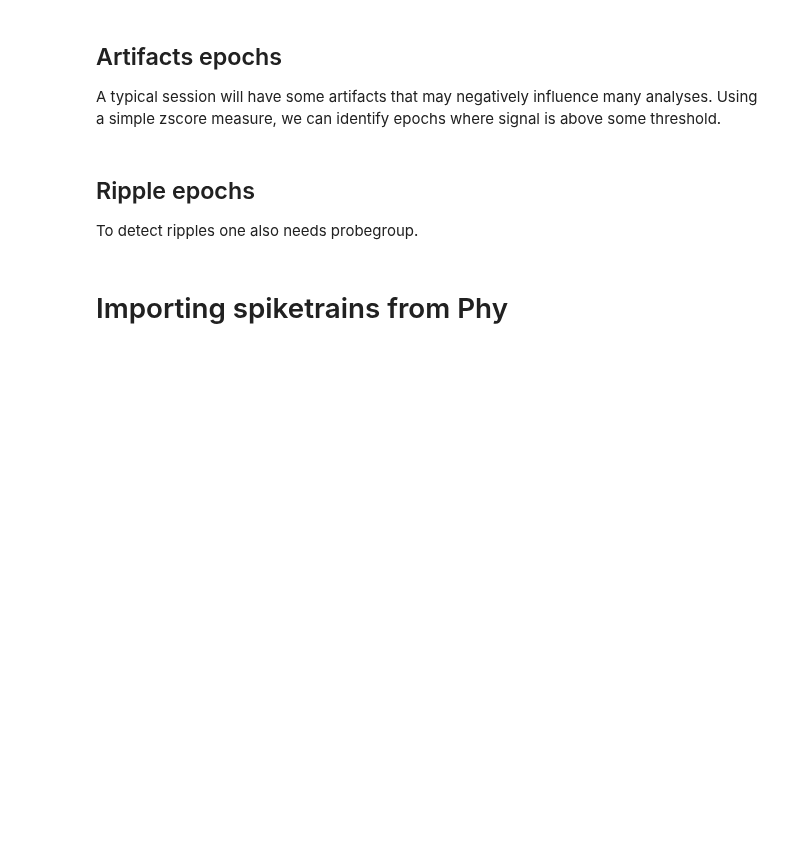
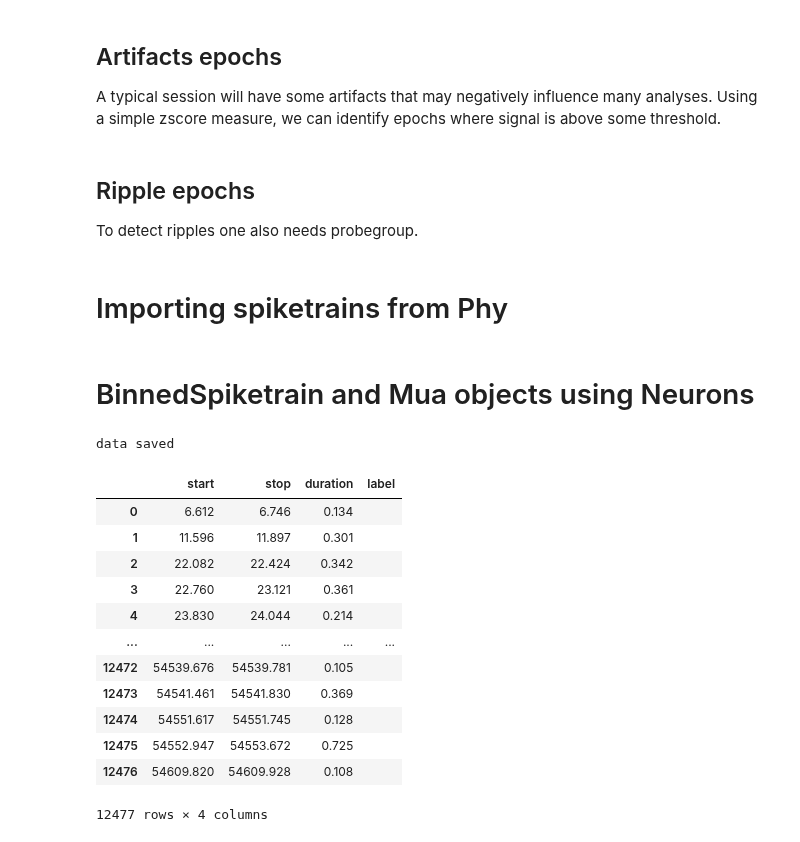
Before and after one commit to bapungiri/NeuroPy, a Jupyter notebook: BasicGens/first_run.ipynb, the cells around one changed output. Cells and saved outputs as stored; diff of their text form; code cells hidden in the pictures; blank space fills up the shorter version.

```diff
--- a/BasicGens/first_run.ipynb
+++ b/BasicGens/first_run.ipynb
@@ -7,3 +1,8 @@ sess = ProcessData(basepath=basepath)
+# %%
+import numpy as np
+import subjects
+
+sess = subjects.sd.ratNday1[0]
 # %% [markdown]
 ## Check recording info
 # %%
@@ -14,14 +11,14 @@ AttributeError: 'ProcessData' object has no attribute 'paradigm'
 ## Set probe configuration
 Lets create probe configuration for a 128-channel probe
 # %%
-from neuropy.core import Shank, Probe
+from neuropy.core import Shank, Probe, ProbeGroup
 from neuropy.plotting import plot_probe
 
 shanks = []
 channel_groups = sess.recinfo.channel_groups
 for i in range(8):
 
-    shank = Shank(
+    shank = Shank.auto_generate(
         columns=2,
         contacts_per_column=8,
         xpitch=15,
@@ -35,14 +32,16 @@ for i in range(8):
     shank.set_disconnected_channels(sess.recinfo.skipped_channels)
 
 probe1 = Probe(shanks)
-sess.probegroup.add_probe(probe1)
+probe2 = Probe(shanks)
+probe2.move((probe1.x_max+500,0))
 
-# probe2 = Probe(shanks)
-# probe2.move((probe1.x_max+400,0))
-# sess.probegroup.add_probe(probe2)
-sess.probegroup.save()
+prbgrp = ProbeGroup()
+prbgrp.add_probe(probe1)
+prbgrp.add_probe(probe2)
 
-plot_probe(sess.probegroup)
+# prbgrp.filename = sess.filePrefix.with_suffix(".probegroup.npy")
+# prbgrp.save()
+plot_probe(prbgrp)
 # %% [markdown]
 ## Create epochs for your experimental paradigm
 A typical experiment involves multiple epochs such pre sleep, running on track and then another sleep epoch.
@@ -127 +134,3 @@ from neuropy.plotting import plot_raster
 plot_raster(neurons,color='jet',add_vert_jitter=True)
+# %% [markdown]
+# BinnedSpiketrain and Mua objects using Neurons
@@ -127,0 +143,29 @@ plot_raster(neurons,color='jet',add_vert_jitter=True)
+# %%
+%matplotlib widget
+from neuropy import plotting
+smth_mua = sess.mua.get_smoothed(sigma=0.02)
+# plotting.plot_mua(smth_mua)
+# %%
+from neuropy.analyses import detect_pbe_epochs
+
+pbe = detect_pbe_epochs(smth_mua)
+pbe.filename = sess.filePrefix.with_suffix('.pbe')
+pbe.save()
+# %% [output]
+data saved
+# %%
+pbe.to_dataframe()
+# %% [output]
+|  | start | stop | duration | label |
+| 0 | 6.612 | 6.746 | 0.134 |  |
+| 1 | 11.596 | 11.897 | 0.301 |  |
+| 2 | 22.082 | 22.424 | 0.342 |  |
+| 3 | 22.760 | 23.121 | 0.361 |  |
+| 4 | 23.830 | 24.044 | 0.214 |  |
+| ... | ... | ... | ... | ... |
+| 12472 | 54539.676 | 54539.781 | 0.105 |  |
+| 12473 | 54541.461 | 54541.830 | 0.369 |  |
+| 12474 | 54551.617 | 54551.745 | 0.128 |  |
+| 12475 | 54552.947 | 54553.672 | 0.725 |  |
+| 12476 | 54609.820 | 54609.928 | 0.108 |  |
+12477 rows × 4 columns
```
Also changed, not shown: parts of 11 cells of this notebook, 3 other files.
